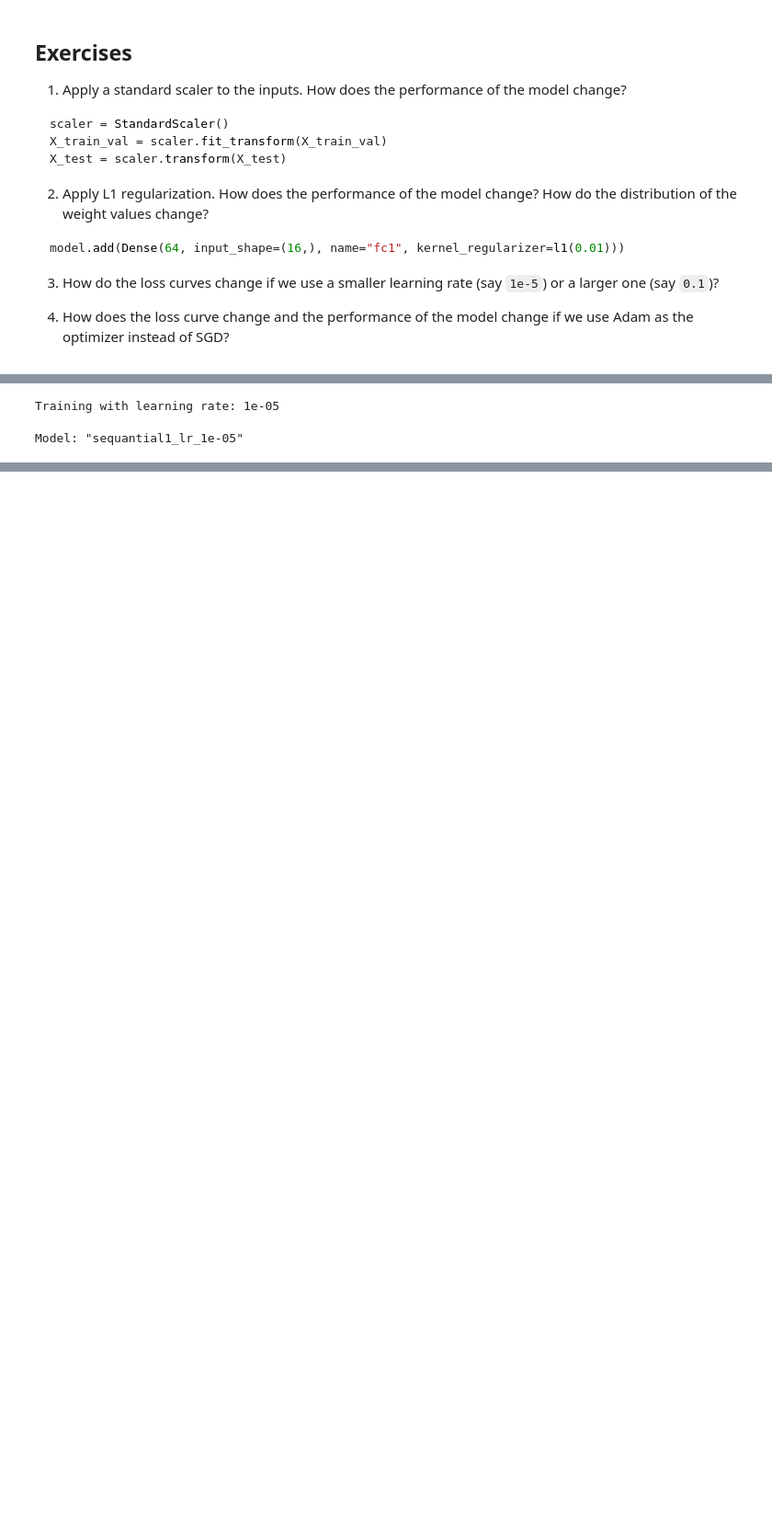
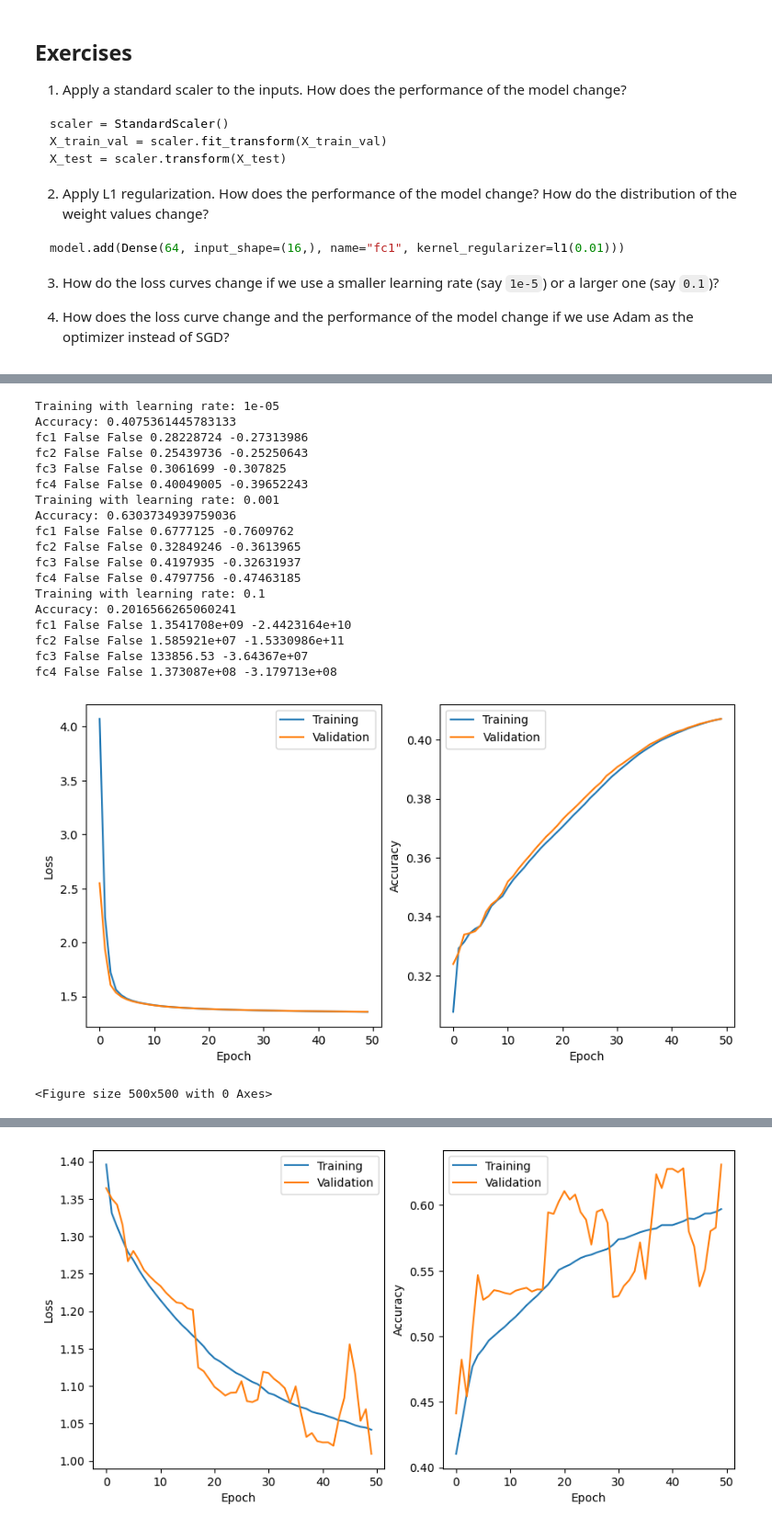
Before and after one commit to bdkcspronk/Deep-learning-in-physics, a Jupyter notebook: Assignment-2/code/03_Tabular_Data_NN.ipynb, the cells around one changed output, grey strips where cells are left out. Shown at 92% size. Drawn from its saved outputs; the diff is of its cells as text; code cells hidden in the pictures; blank space fills up the shorter version.

```diff
--- a/Assignment-2/code/03_Tabular_Data_NN.ipynb
+++ b/Assignment-2/code/03_Tabular_Data_NN.ipynb
@@ -320,12 +306,34 @@ Accuracy: 0.6534397590361446
 # %%
 from tensorflow.keras.optimizers import SGD
 
-learning_rates = [1e-5, 0.01, 0.1]
-histories = {}
+learning_rates = [1e-5, 0.001, 0.1]
 
 for lr in learning_rates:
     print(f"Training with learning rate: {lr}")
-    run_model(f"lr_{lr}", X_train_val, y_train_val, X_test, y_test, optimizer=SGD(learning_rate=lr), scaled=False, regularization=False)
+    model = run_model(f"lr_{lr}", X_train_val, y_train_val, X_test, y_test, optimizer=SGD(learning_rate=lr))
+    for layer in model.layers:
+        w = layer.get_weights()
+        if w:
+            arr = w[0]
+            print(layer.name, np.isnan(arr).any(), np.isinf(arr).any(), np.max(arr), np.min(arr))
 # %% [output]
 Training with learning rate: 1e-05
+Accuracy: 0.4075361445783133
+fc1 False False 0.28228724 -0.27313986
+fc2 False False 0.25439736 -0.25250643
+fc3 False False 0.3061699 -0.307825
+fc4 False False 0.40049005 -0.39652243
+Training with learning rate: 0.001
+Accuracy: 0.6303734939759036
+fc1 False False 0.6777125 -0.7609762
+fc2 False False 0.32849246 -0.3613965
+fc3 False False 0.4197935 -0.32631937
+fc4 False False 0.4797756 -0.47463185
+Training with learning rate: 0.1
+Accuracy: 0.2016566265060241
+fc1 False False 1.3541708e+09 -2.4423164e+10
+fc2 False False 1.585921e+07 -1.5330986e+11
+fc3 False False 133856.53 -3.64367e+07
+fc4 False False 1.373087e+08 -3.179713e+08
+[figure, added]
-Model: "sequantial1_lr_1e-05"
+<Figure size 500x500 with 0 Axes>
@@ -331,0 +342 @@ Model: "sequantial1_lr_1e-05"
+[figure, added]
```
Also changed, not shown: parts of 13 cells of this notebook, 4 other files.
